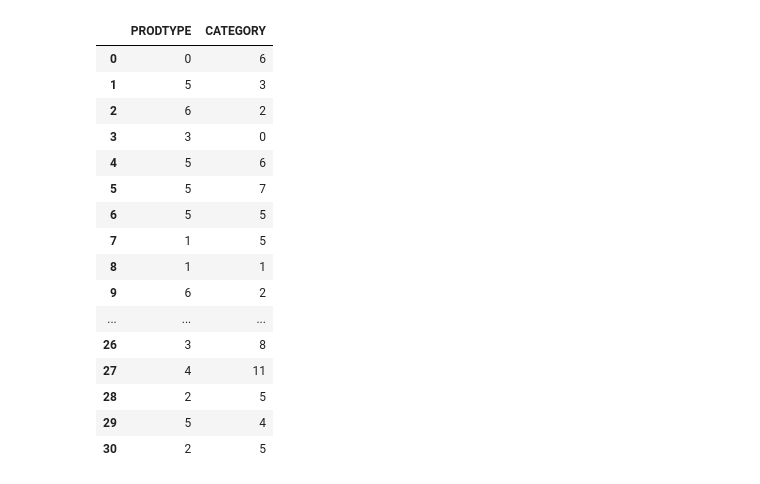
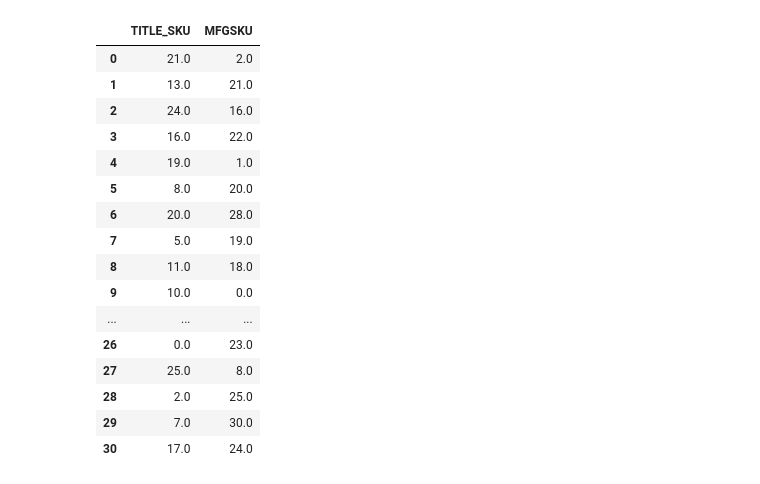
Before and after one commit to marshmatters/PythonCollection, a Jupyter notebook: immaster scatterplot.ipynb, the cells around one changed output. Saved outputs shown, nothing was run; the diff lists cells and outputs as text; code cells hidden in the pictures.

```diff
--- a/immaster scatterplot.ipynb
+++ b/immaster scatterplot.ipynb
@@ -67,40 +47,20 @@ df
 # %%
-def handle_non_numerical_data(df):
-    columns = df.columns.values
+def handle_non_numerical_data(df1):
+    columns = df1.columns.values
 
     for column in columns:
         text_digit_vals = {}
         def convert_to_int(val):
             return text_digit_vals[val]
-        if df[column].dtype != np.int64 and df[column].dtype != np.float64:
-            column_contents = df[column].values.tolist()
+        if df1[column].dtype != np.int64 and df1[column].dtype != np.float64:
+            column_contents = df1[column].values.tolist()
             unique_elements = set(column_contents)
-            x = 0
+            x = 0 * 1.0
             for unique in unique_elements:
                 if unique not in text_digit_vals:
                     text_digit_vals[unique] = x
-                    x+=1
-            df[column] = list(map(convert_to_int, df[column]))
+                    x+=1.0
+            df1[column] = list(map(convert_to_int, df1[column]))
 
-    return df
-df = handle_non_numerical_data(df)
+    return df1
+df1 = handle_non_numerical_data(df1)
-# %%
-df
-# %% [output]
-|  | PRODTYPE | CATEGORY |
-| 0 | 0 | 6 |
-| 1 | 5 | 3 |
-| 2 | 6 | 2 |
-| 3 | 3 | 0 |
-| 4 | 5 | 6 |
-| 5 | 5 | 7 |
-| 6 | 5 | 5 |
-| 7 | 1 | 5 |
-| 8 | 1 | 1 |
-| 9 | 6 | 2 |
-| ... | ... | ... |
-| 26 | 3 | 8 |
-| 27 | 4 | 11 |
-| 28 | 2 | 5 |
-| 29 | 5 | 4 |
-| 30 | 2 | 5 |
@@ -106,0 +110,20 @@ df
+# %%
+df1
+# %% [output]
+|  | TITLE_SKU | MFGSKU |
+| 0 | 21.0 | 2.0 |
+| 1 | 13.0 | 21.0 |
+| 2 | 24.0 | 16.0 |
+| 3 | 16.0 | 22.0 |
+| 4 | 19.0 | 1.0 |
+| 5 | 8.0 | 20.0 |
+| 6 | 20.0 | 28.0 |
+| 7 | 5.0 | 19.0 |
+| 8 | 11.0 | 18.0 |
+| 9 | 10.0 | 0.0 |
+| ... | ... | ... |
+| 26 | 0.0 | 23.0 |
+| 27 | 25.0 | 8.0 |
+| 28 | 2.0 | 25.0 |
+| 29 | 7.0 | 30.0 |
+| 30 | 17.0 | 24.0 |
```
Also changed, not shown: parts of 19 cells of this notebook.
